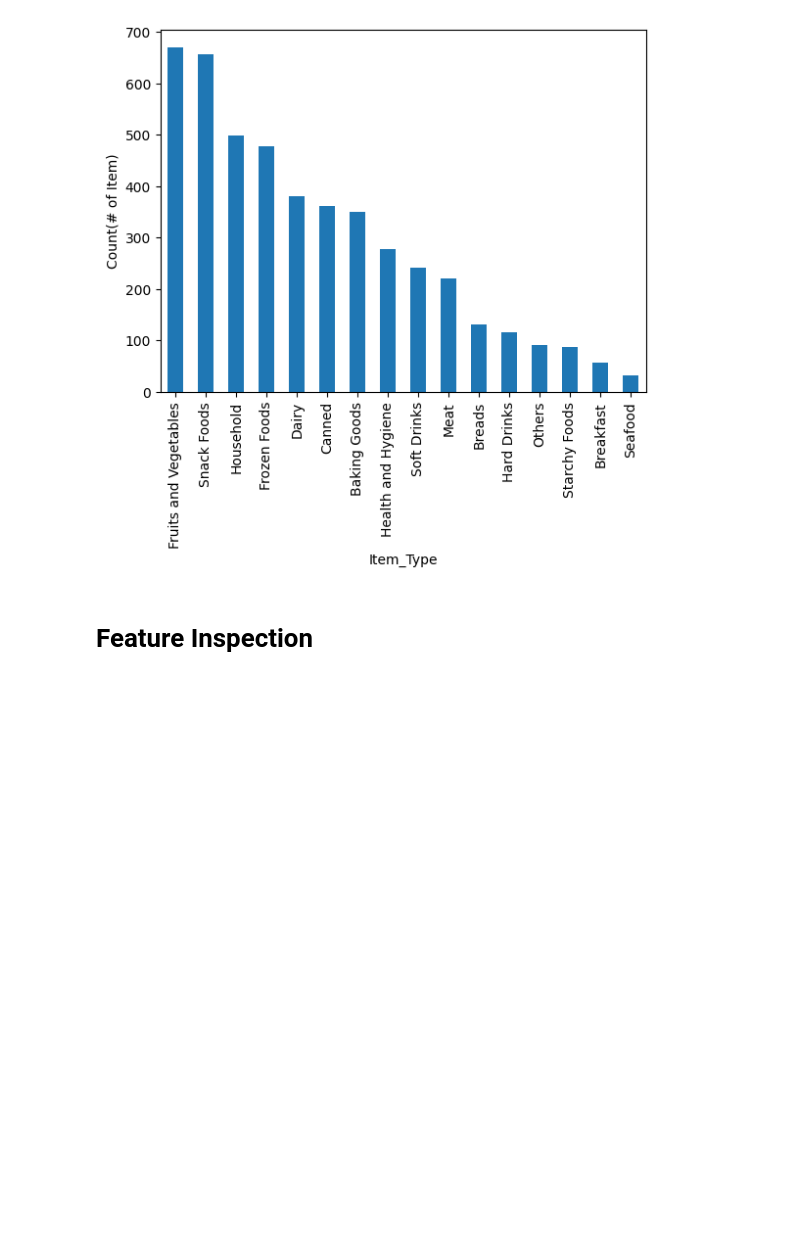
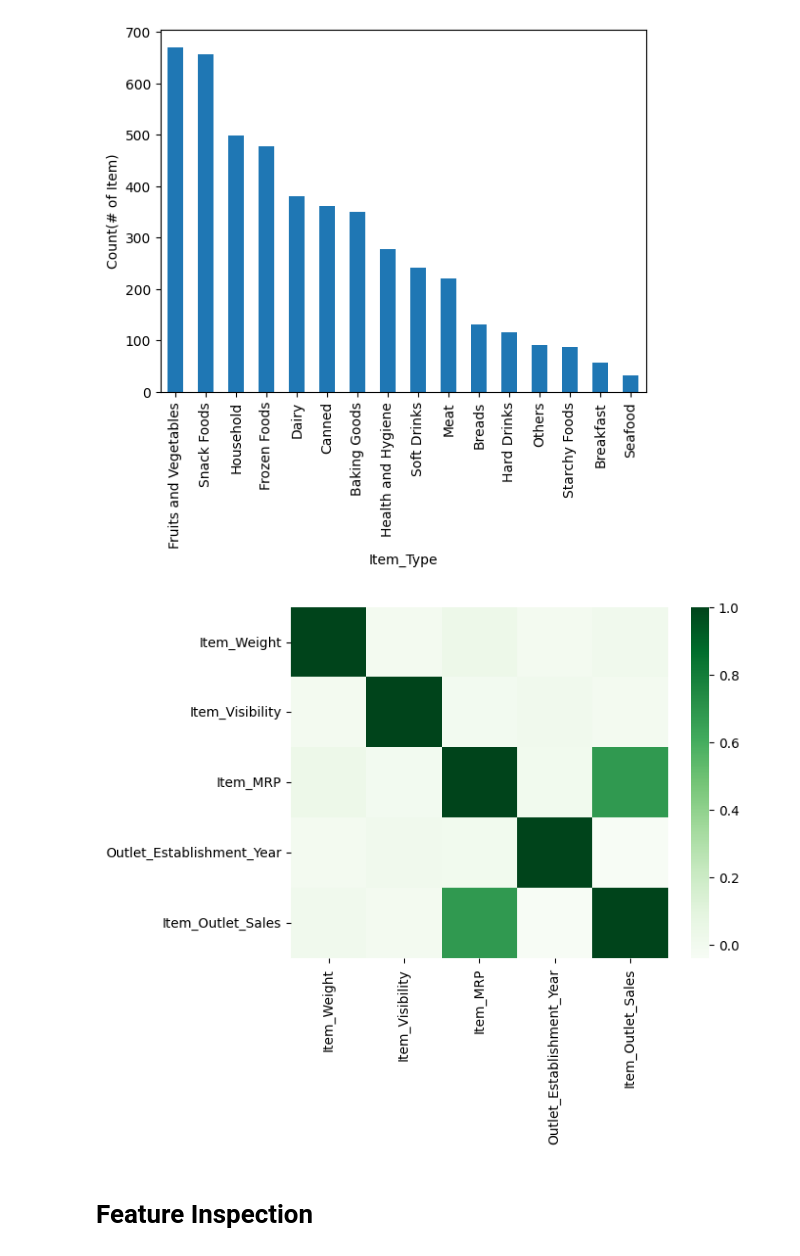
Before and after one commit to hadeelfarash/Prediction_of_Product_Sales, a Jupyter notebook: Prediction_of_Product_Sales.ipynb, the cells around one changed output. Drawn from its saved outputs; the diff is of its cells as text; code cells hidden in the pictures; blank space fills up the shorter version.

```diff
--- a/Prediction_of_Product_Sales.ipynb
+++ b/Prediction_of_Product_Sales.ipynb
@@ -377,5 +378,14 @@ ax.set_ylabel("Count(# of Item)");
 ax.set_xlabel("Item_Type");
 # %% [output]
 [figure]
+# %%
+#Heatmap to view the correlation between features
+# Get correlations
+corr = df.corr(numeric_only = True)
+corr.round(2)
+# Make a heatmap of correlations
+sns.heatmap(corr, cmap = 'Greens');
+# %% [output]
+[figure, added]
 # %% [markdown]
 # Feature Inspection
```
Also changed, not shown: parts of 1 cell of this notebook.
